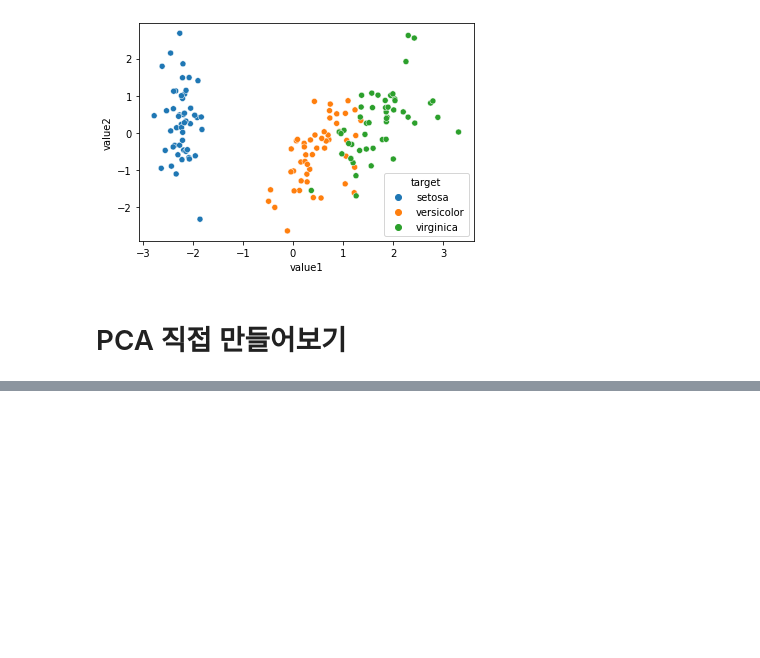
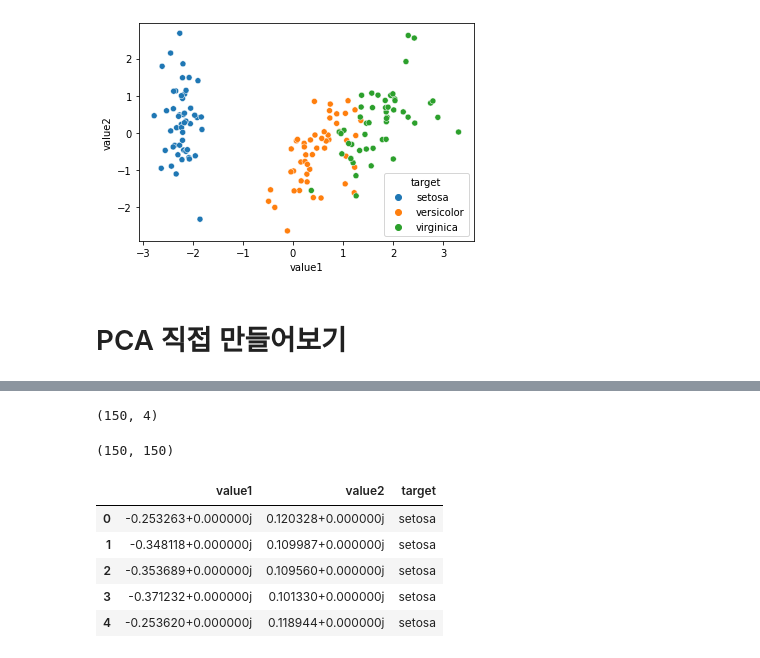
Before and after one commit to jungmkitLez/algorithm_study, a Jupyter notebook: 머신러닝 알고리즘/차원축소/PCA.ipynb, the cells around one changed output, grey strips where cells are left out. Saved outputs shown, nothing was run; the diff lists cells and outputs as text; code cells hidden in the pictures; blank space fills up the shorter version.

```diff
--- a/머신러닝 알고리즘/차원축소/PCA.ipynb
+++ b/머신러닝 알고리즘/차원축소/PCA.ipynb
@@ -85,0 +109,8 @@ plt.show()
+# %%
+norm_x.shape
+# %% [output]
+(150, 4)
+# %%
+eigen_vec.shape
+# %% [output]
+(150, 150)
@@ -85,0 +124,9 @@ plt.show()
+# %%
+my_pca.head(5)
+# %% [output]
+|  | value1 | value2 | target |
+| 0 | -0.253263+0.000000j | 0.120328+0.000000j | setosa |
+| 1 | -0.348118+0.000000j | 0.109987+0.000000j | setosa |
+| 2 | -0.353689+0.000000j | 0.109560+0.000000j | setosa |
+| 3 | -0.371232+0.000000j | 0.101330+0.000000j | setosa |
+| 4 | -0.253620+0.000000j | 0.118944+0.000000j | setosa |
```
Also changed, not shown: parts of 10 cells of this notebook.
